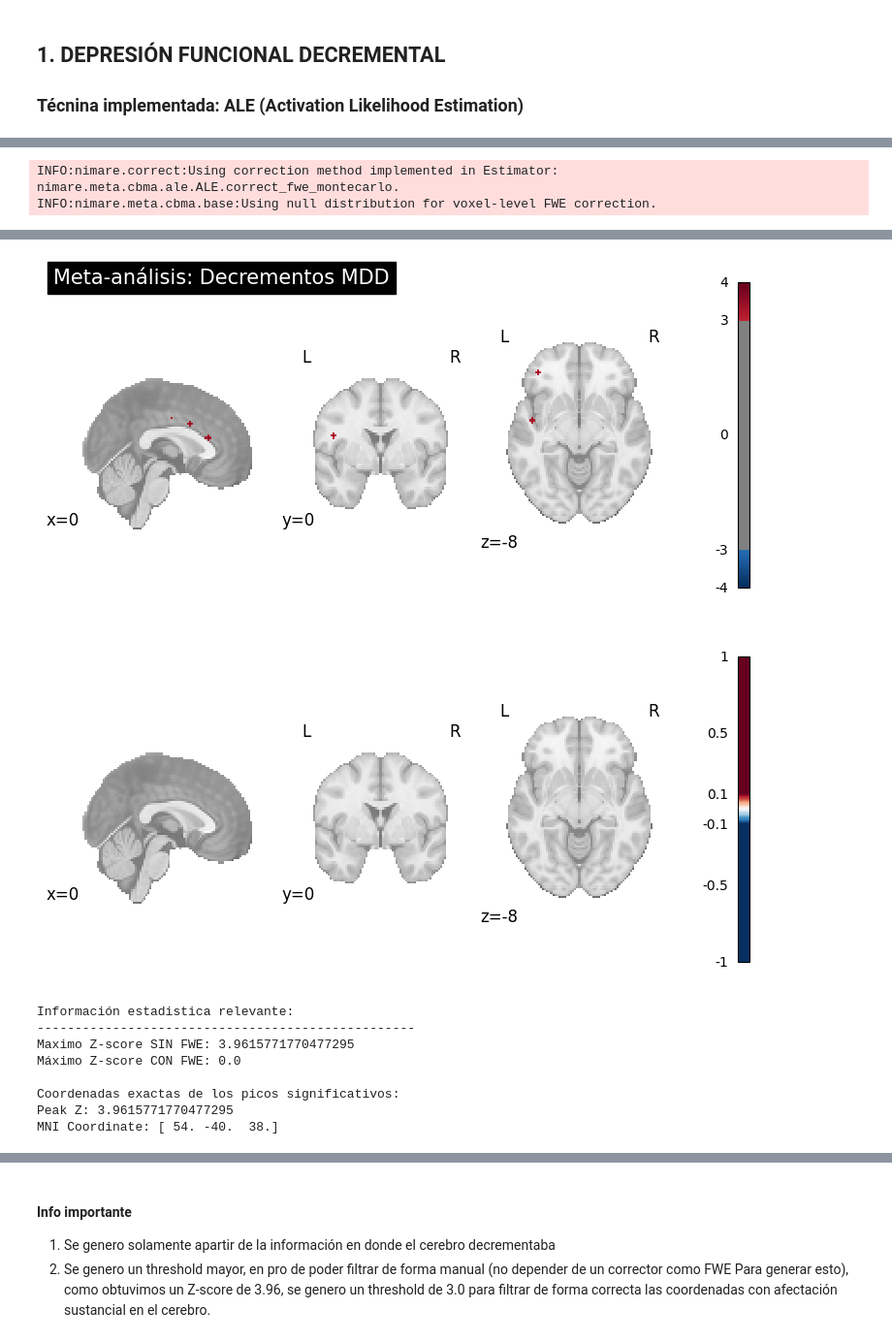
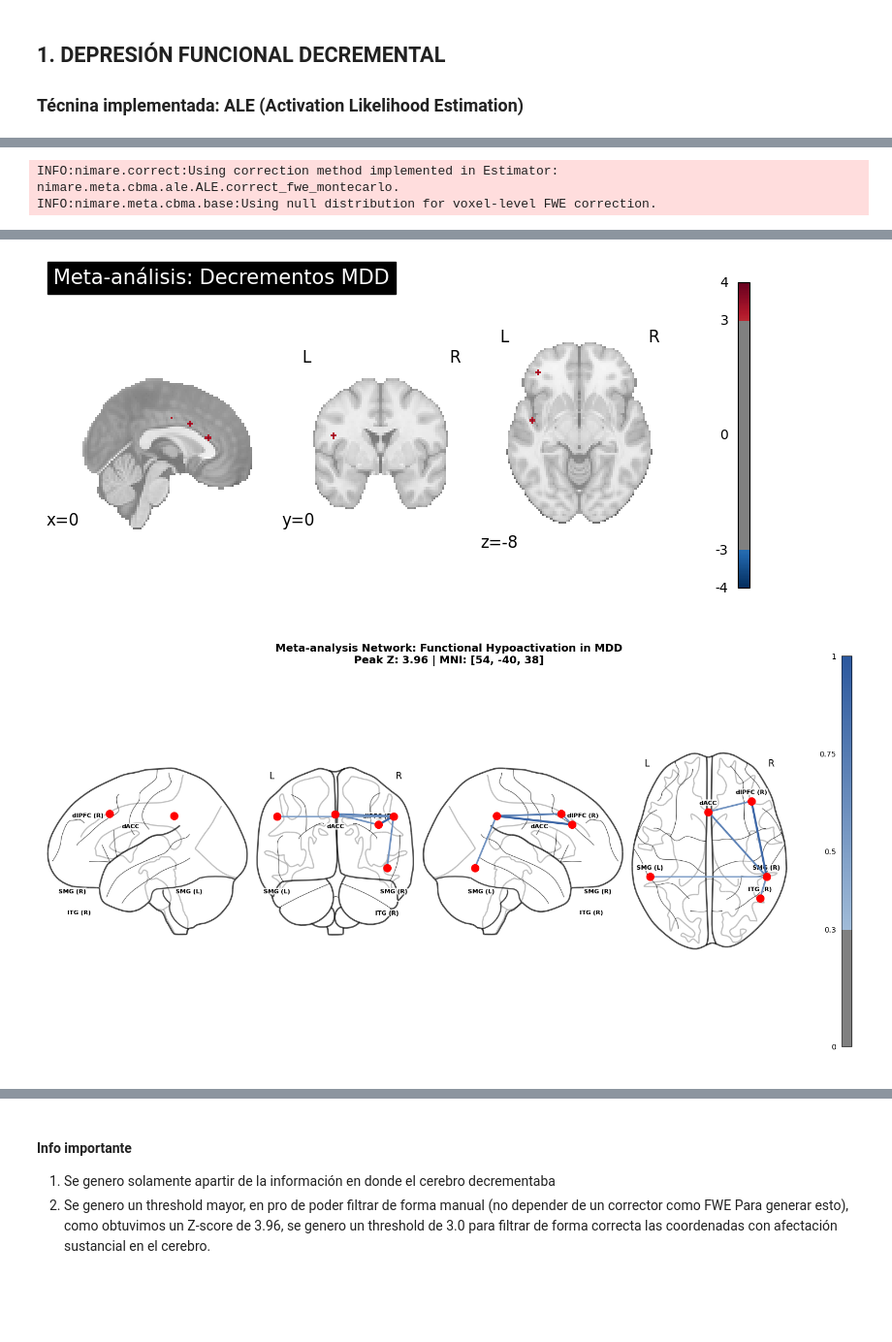
Before and after one commit to deleonpablo/DataAnalysisNimare, a Jupyter notebook: Reporte.ipynb, the cells around one changed output, grey strips where cells are left out. Shown at 97% size. Drawn from its saved outputs; the diff is of its cells as text; code cells hidden in the pictures; blank space fills up the shorter version.

Commit message:
Cambiosen visualizacion, matriz con grafos y vertices de activacion

```diff
--- a/Reporte.ipynb
+++ b/Reporte.ipynb
@@ -205,7 +205,7 @@ print(nimare_dset.coordinates.head())
 meta = ALE()
 results = meta.fit(nimare_dset)
 
-corr = FWECorrector(method="montecarlo", n_iters=100, n_cores=1)
+corr = FWECorrector(method="montecarlo", n_iters=5000, n_cores=-1)
 cres = corr.transform(results)
 
 plot_stat_map(
@@ -217,15 +217,65 @@ plot_stat_map(
     threshold=3.0,
     title="Meta-análisis: Decrementos MDD"
 )
-plot_stat_map(
-    cres.get_map("z_desc-size_level-cluster_corr-FWE_method-montecarlo"),
-    cut_coords=[0, 0, -8],
-    draw_cross=False,
-    cmap="RdBu_r",
-    symmetric_cbar=True,
-    threshold=0.1,
+import numpy as np
+import matplotlib.pyplot as plt
+from nilearn import plotting
+from matplotlib.colors import LinearSegmentedColormap
 
+# 1. Coordenadas y Etiquetas
+nodos_coords = [
+    [54, -40, 38],   # Pico Principal: SMG (R)
+    [40, 30, 30],    # R-dlPFC
+    [0, 20, 40],     # dACC
+    [48, -60, -10],  # R-ITG
+    [-54, -40, 38]   # SMG (L)
+]
+nodos_labels = ['SMG (R)', 'dlPFC (R)', 'dACC', 'ITG (R)', 'SMG (L)']
+
+# 2. Matriz de Adyacencia 5x5 (Sin huérfanos)
+adj_matrix = np.array([
+    [0.0, 0.9, 0.7, 0.6, 0.5],
+    [0.9, 0.0, 0.6, 0.0, 0.0],
+    [0.7, 0.6, 0.0, 0.0, 0.0],
+    [0.6, 0.0, 0.0, 0.0, 0.0],
+    [0.5, 0.0, 0.0, 0.0, 0.0]
+])
+
+# 3. Escala de Azules para Arcos
+cmap_azul = LinearSegmentedColormap.from_list("blues_scale", ['#D1E5F0', '#2C589E'])
+
+fig = plt.figure(figsize=(15, 8))
+
+# 4. Generar Conectorama (Nodos Rojos + Arcos Azules)
+display = plotting.plot_connectome(
+    adj_matrix,
+    nodos_coords,
+    display_mode='lyrz',
+    edge_threshold=0.3,
+    edge_cmap=cmap_azul,
+    node_color='red',      # Nodos rojos como pediste
+    node_size=100,         # Tamaño de punto profesional
+    edge_vmin=0, edge_vmax=1,
+    black_bg=False,
+    colorbar=True,
+    figure=fig
 )
+
+# 5. Etiquetas Limpias
+for name, ax in display.axes.items():
+    for i, (coord, label) in enumerate(zip(nodos_coords, nodos_labels)):
+        ax.ax.text(
+            coord[0], coord[1] + 6, label,
+            fontsize=8, fontweight='bold', color='black',
+            ha='center', va='bottom',
+            bbox=dict(facecolor='white', alpha=0.8, edgecolor='none', boxstyle='round,pad=0.1')
+        )
+
+plt.suptitle(f"Meta-analysis Network: Functional Hypoactivation in MDD\nPeak Z: 3.96 | MNI: [54, -40, 38]",
+             fontsize=14, fontweight='bold', y=0.98)
+
+plt.show()
+
 
 print("Información de los resultados:")
 print("-" * 50)
@@ -286,10 +323,2 @@ Description:
 [figure]
-[figure, old version]
+[figure, new version]
-Información estadistica relevante:
---------------------------------------------------
-Maximo Z-score SIN FWE: 3.9615771770477295
-Máximo Z-score CON FWE: 0.0
-
-Coordenadas exactas de los picos significativos:
-Peak Z: 3.9615771770477295
-MNI Coordinate: [ 54. -40.  38.]
```
Also changed, not shown: parts of 6 cells of this notebook, 11 other files.
